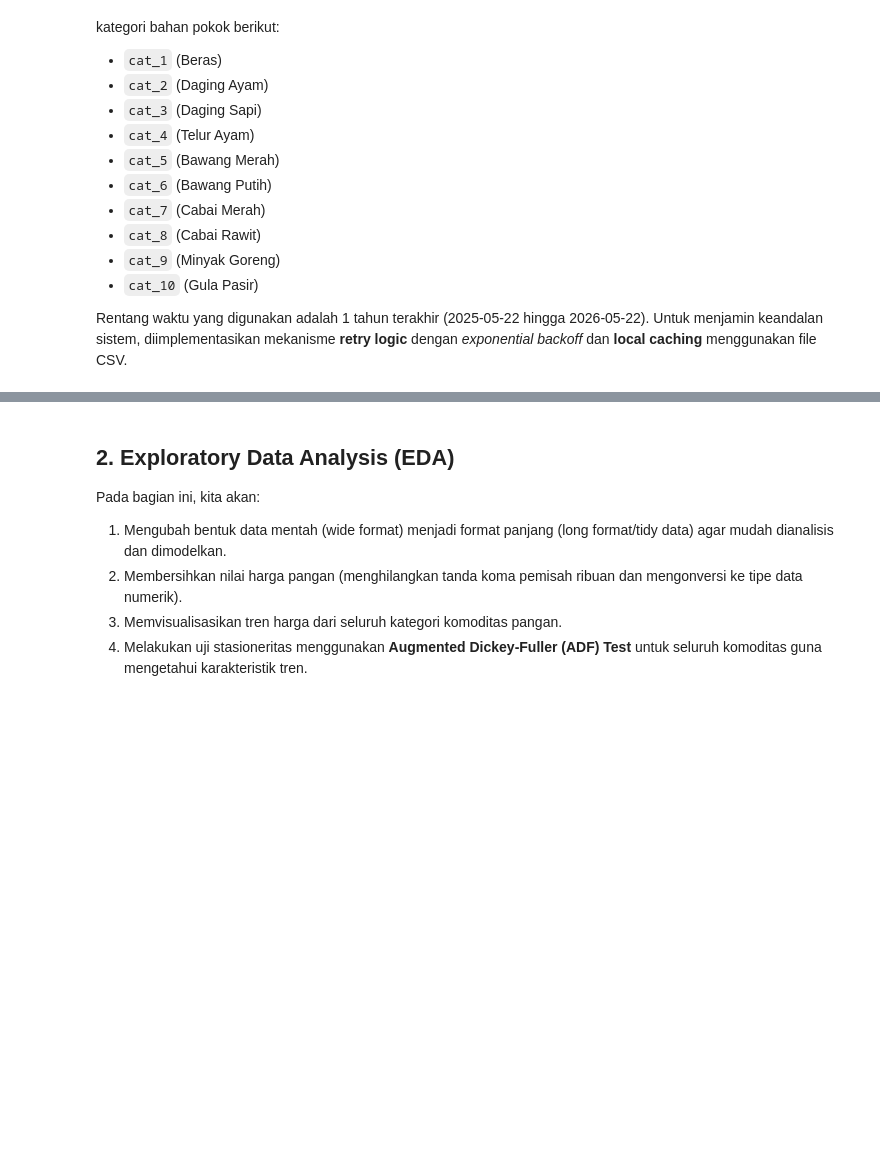
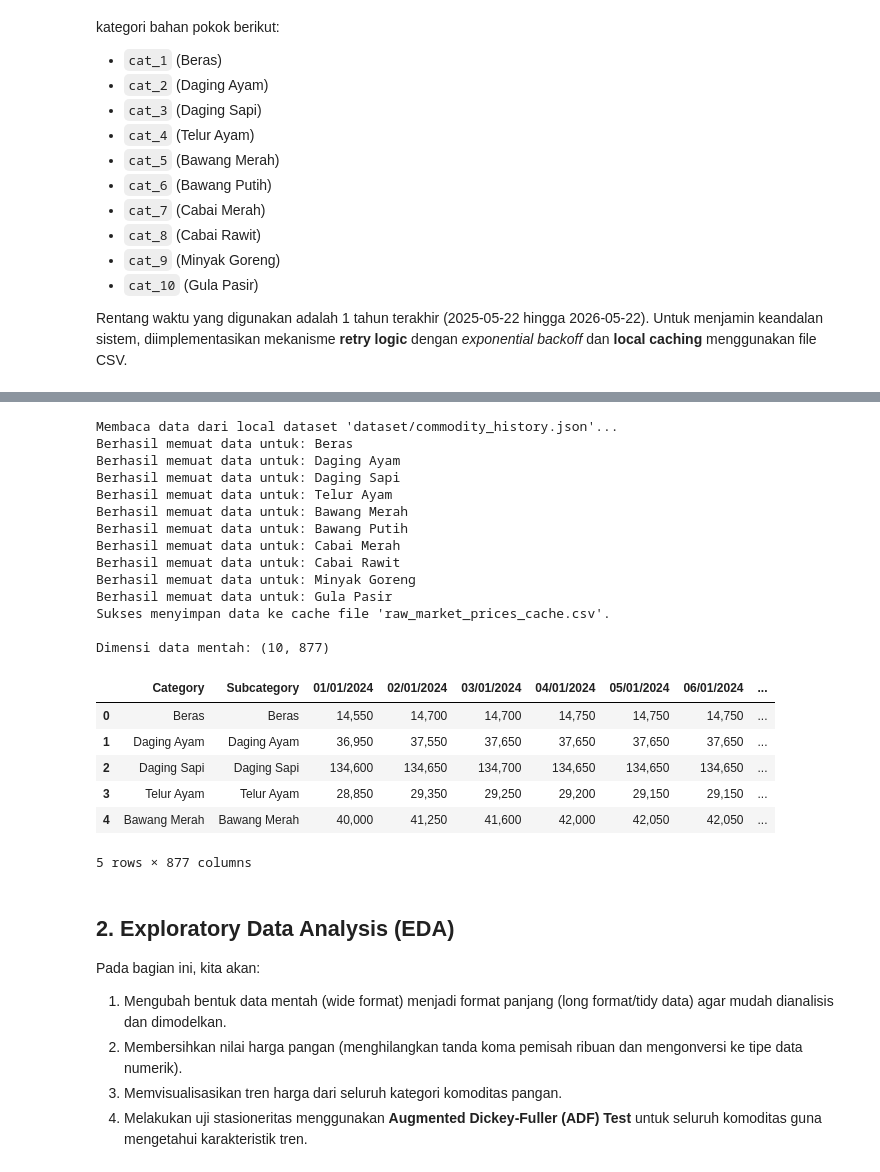
Before and after one commit to raflyherdianto/capstone-pijak, a Jupyter notebook: eksplorasi-model/Eksplorasi_Hybrid_ARIMA_Random_Forest.ipynb, the cells around one changed output, grey strips where cells are left out. Cells and saved outputs as stored; diff of their text form; code cells hidden in the pictures; blank space fills up the shorter version.

```diff
--- a/eksplorasi-model/Eksplorasi_Hybrid_ARIMA_Random_Forest.ipynb
+++ b/eksplorasi-model/Eksplorasi_Hybrid_ARIMA_Random_Forest.ipynb
@@ -156,3 +51,82 @@ Dimensi data mentah: (10, 264)
+# %%
+# List kategori komoditas berdasarkan request
+categories = {
+    "cat_1": "Beras",
+    "cat_2": "Daging Ayam",
+    "cat_3": "Daging Sapi",
+    "cat_4": "Telur Ayam",
+    "cat_5": "Bawang Merah",
+    "cat_6": "Bawang Putih",
+    "cat_7": "Cabai Merah",
+    "cat_8": "Cabai Rawit",
+    "cat_9": "Minyak Goreng",
+    "cat_10": "Gula Pasir"
+}
+
+json_path = "dataset/commodity_history.json"
+cache_file = "raw_market_prices_cache.csv"
+
+if os.path.exists(cache_file):
+    print(f"Menemukan file cache lokal '{cache_file}'. Membaca data cache...")
+    df_raw = pd.read_csv(cache_file)
+else:
+    import json
+    print(f"Membaca data dari local dataset '{json_path}'...")
+    if not os.path.exists(json_path):
+        raise FileNotFoundError(f"File dataset tidak ditemukan di: {json_path}")
+
+    with open(json_path, "r", encoding="utf-8") as f:
+        json_data = json.load(f)
+
+    raw_data_list = []
+
+    # Filter dan strukturkan data agar sesuai format wide dataframe sebelumnya
+    for item in json_data["data"]:
+        # Cek jika item di level 1 (kategori utama) dan namanya terdaftar di kategori kita
+        if item.get("level") == 1 and item.get("name") in categories.values():
+            cat_name = item.get("name")
+            row_dict = {"Category": cat_name, "Subcategory": cat_name}
+
+            # Ambil semua data tanggal (key format DD/MM/YYYY)
+            for key, value in item.items():
+                if "/" in key and len(key.split("/")) == 3:
+                    row_dict[key] = value
+
+            raw_data_list.append(row_dict)
+            print(f"Berhasil memuat data untuk: {cat_name}")
+
+    df_raw = pd.DataFrame(raw_data_list)
+
+    if not df_raw.empty:
+        df_raw.to_csv(cache_file, index=False)
+        print(f"Sukses menyimpan data ke cache file '{cache_file}'.")
+    else:
+        raise ValueError("Gagal memperoleh data dari dataset JSON. Periksa format data.")
+
+print("\nDimensi data mentah:", df_raw.shape)
+df_raw.head()
+# %% [output]
+Membaca data dari local dataset 'dataset/commodity_history.json'...
+Berhasil memuat data untuk: Beras
+Berhasil memuat data untuk: Daging Ayam
+Berhasil memuat data untuk: Daging Sapi
+Berhasil memuat data untuk: Telur Ayam
+Berhasil memuat data untuk: Bawang Merah
+Berhasil memuat data untuk: Bawang Putih
+Berhasil memuat data untuk: Cabai Merah
+Berhasil memuat data untuk: Cabai Rawit
+Berhasil memuat data untuk: Minyak Goreng
+Berhasil memuat data untuk: Gula Pasir
+Sukses menyimpan data ke cache file 'raw_market_prices_cache.csv'.
+
+Dimensi data mentah: (10, 877)
+|  | Category | Subcategory | 01/01/2024 | 02/01/2024 | 03/01/2024 | 04/01/2024 | 05/01/2024 | 06/01/2024 | ... |
+| 0 | Beras | Beras | 14,550 | 14,700 | 14,700 | 14,750 | 14,750 | 14,750 | ... |
+| 1 | Daging Ayam | Daging Ayam | 36,950 | 37,550 | 37,650 | 37,650 | 37,650 | 37,650 | ... |
+| 2 | Daging Sapi | Daging Sapi | 134,600 | 134,650 | 134,700 | 134,650 | 134,650 | 134,650 | ... |
+| 3 | Telur Ayam | Telur Ayam | 28,850 | 29,350 | 29,250 | 29,200 | 29,150 | 29,150 | ... |
+| 4 | Bawang Merah | Bawang Merah | 40,000 | 41,250 | 41,600 | 42,000 | 42,050 | 42,050 | ... |
+5 rows × 877 columns
 # %% [markdown]
 ## 2. Exploratory Data Analysis (EDA)
 Pada bagian ini, kita akan:
```
Also changed, not shown: parts of 9 cells of this notebook, 1 other file.
